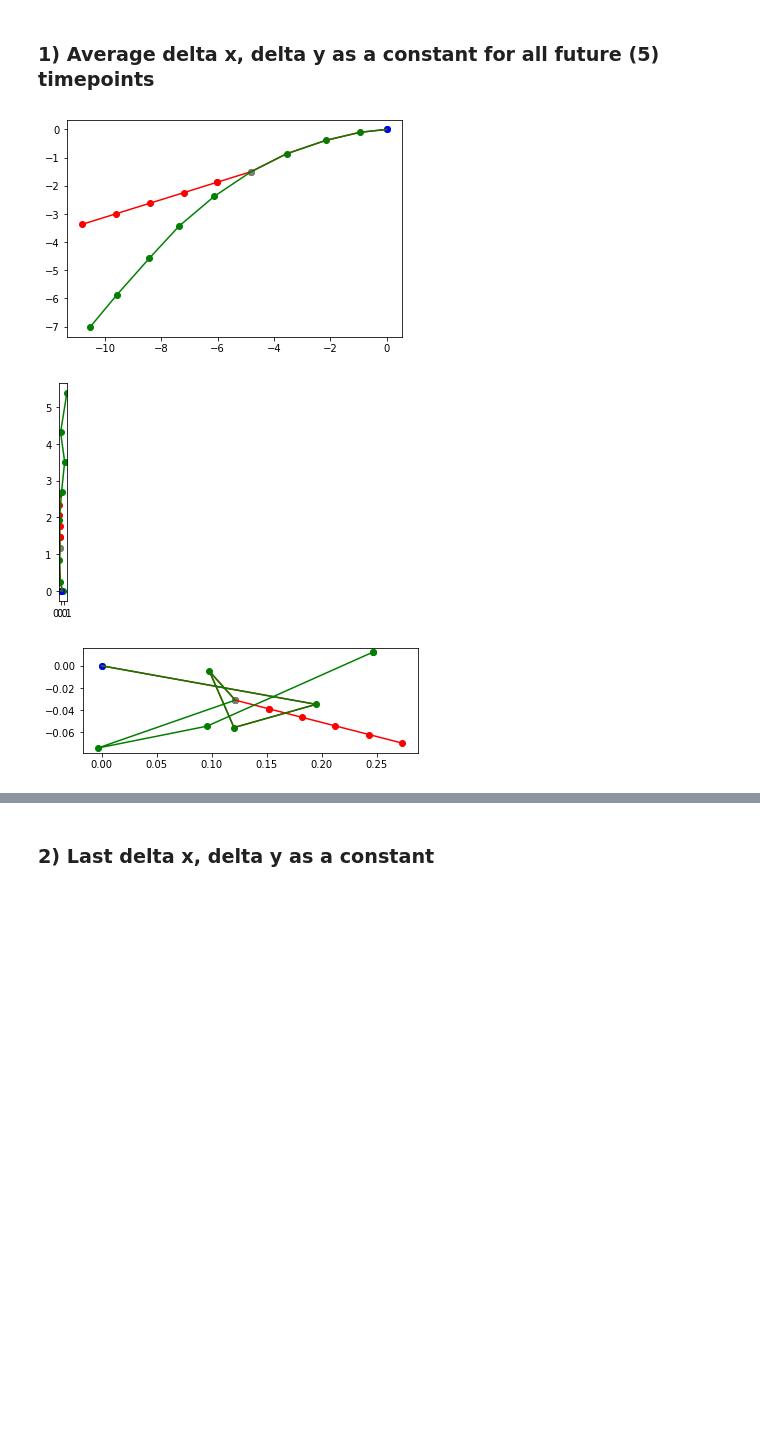
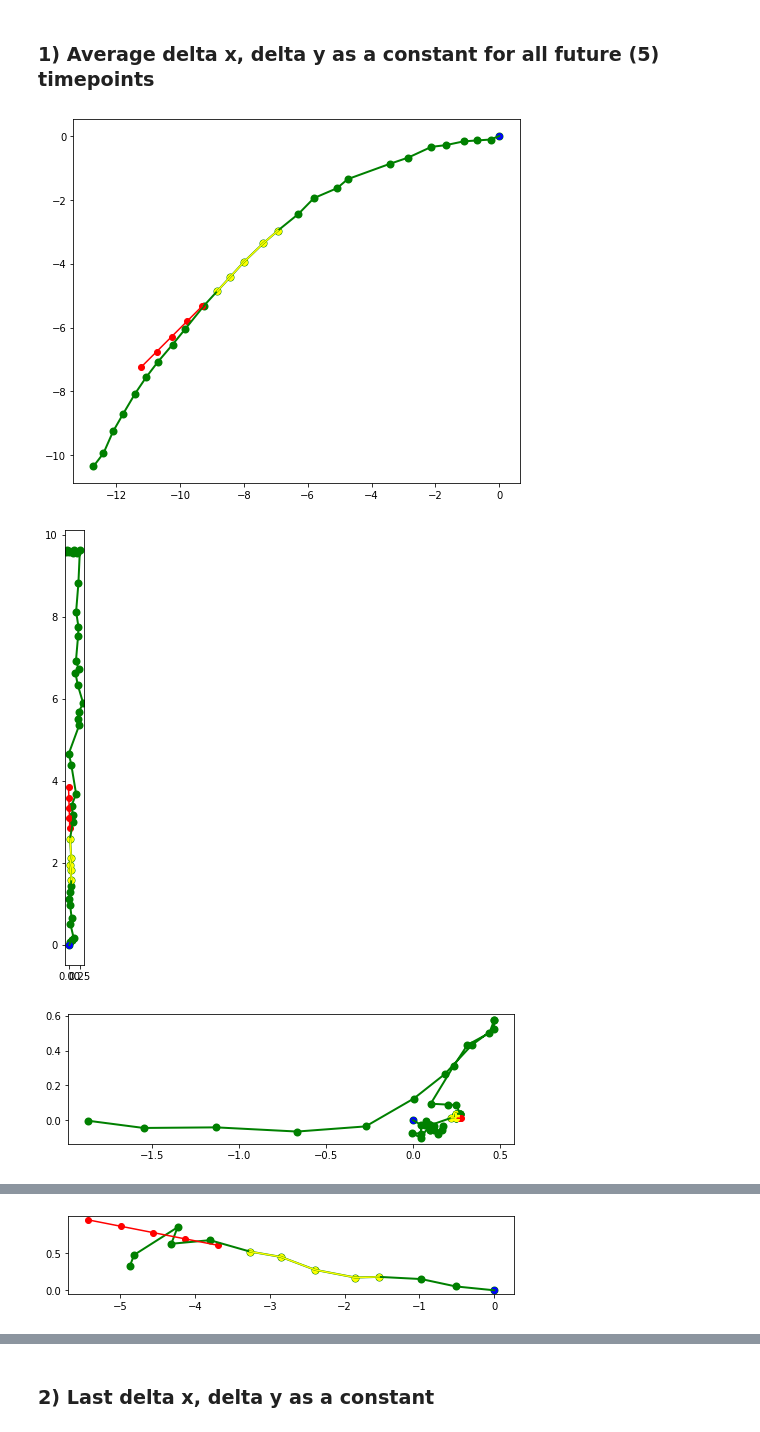
Before and after one commit to karlriis/trajectory-forecasting, a Jupyter notebook: Baselines.ipynb, the cells around one changed output, grey strips where cells are left out. Drawn from its saved outputs; the diff is of its cells as text; code cells hidden in the pictures; blank space fills up the shorter version.

Commit message:
improve plotting

```diff
--- a/Baselines.ipynb
+++ b/Baselines.ipynb
@@ -21,6 +21,15 @@ finish
 # %% [markdown]
 ## Helper functions
 # %%
+# Sample train and test data for pos_x and pos_y, each slice with num_steps length
+def agent_data(data, agent_id):
+    x = data["pos_x"].loc[data["agent_id"]==agent_id].values
+    y = data["pos_y"].loc[data["agent_id"]==agent_id].values
+
+    max_train_idx = len(x)-5
+
+    return x, y, max_train_idx
+
 # Sample train and test data for pos_x and pos_y, each slice with num_steps length
 def generate_data(data, begin_idx, agent_id, num_steps=5):
     sample_x = data["pos_x"].loc[data["agent_id"]==agent_id][begin_idx:begin_idx+num_steps].values
@@ -46,6 +55,23 @@ def plot_predictions(sample_x, sample_y, test_x, test_y, pred_x, pred_y):
 
     plt.show()
 
+def plot_whole_trajectories(sample_x, sample_y, pred_x, pred_y, random_start_idx):
+    plt.figure(figsize=(8, 8))
+    plt.axes().set_aspect('equal')
+
+    plt.plot(sample_x, sample_y, color='g', linewidth=2)
+    plt.scatter(sample_x, sample_y, color='g', linewidth=2)
+
+    plt.plot(pred_x, pred_y, color='r')
+    plt.scatter(pred_x, pred_y, color='r')
+
+    plt.scatter(sample_x[0], sample_y[0], color='b')
+
+    plt.plot(sample_x[random_start_idx:random_start_idx+5], sample_y[random_start_idx:random_start_idx+5], c='yellow')
+    plt.scatter(sample_x[random_start_idx:random_start_idx+5], sample_y[random_start_idx:random_start_idx+5], c='yellow')
+
+    plt.show()
+
 def calculate_error(pred_x, pred_y, test_x, test_y):
 
     # FDE
@@ -65,20 +91,23 @@ def calculate_error(pred_x, pred_y, test_x, test_y):
 # %% [markdown]
 ### 1) Average delta x, delta y as a constant for all future (5) timepoints
 # %%
-for agent_id in agent_ids[:5]:
-    sample_x, sample_y, test_x, test_y = generate_data(data, 0, agent_id, 5)
+for agent_id in agent_ids[:20]:
+    x_data, y_data, max_train_idx = agent_data(data, agent_id)
+    random_start_idx = np.random.randint(0, max_train_idx)
+    sample_x, sample_y, test_x, test_y = generate_data(data, random_start_idx, agent_id, 5)
 
     sample_vel_x = [sample_x[i] - sample_x[i-1] for i in range(1, len(sample_x))]
     sample_vel_y = [sample_y[i] - sample_y[i-1] for i in range(1, len(sample_y))]
 
     avg_vel_x = np.mean(sample_vel_x)
     avg_vel_y = np.mean(sample_vel_y)
 
     pred_x = [sample_x[-1] + i*avg_vel_x for i in range(1, 6)]
     pred_y = [sample_y[-1] + i*avg_vel_y for i in range(1, 6)]
 
-    plot_predictions(sample_x, sample_y, test_x, test_y, pred_x, pred_y)
+    #plot_predictions(sample_x, sample_y, test_x, test_y, pred_x, pred_y)
+    plot_whole_trajectories(x_data, y_data, pred_x, pred_y, random_start_idx)
 # %% [output]
-[figure, old version]
+[figure, new version]
-[figure, old version]
+[figure, new version]
-[figure, old version]
+[figure, new version]
@@ -86,0 +119 @@ for agent_id in agent_ids[:5]:
+[figure, added]
```
Also changed, not shown: parts of 6 cells of this notebook.
